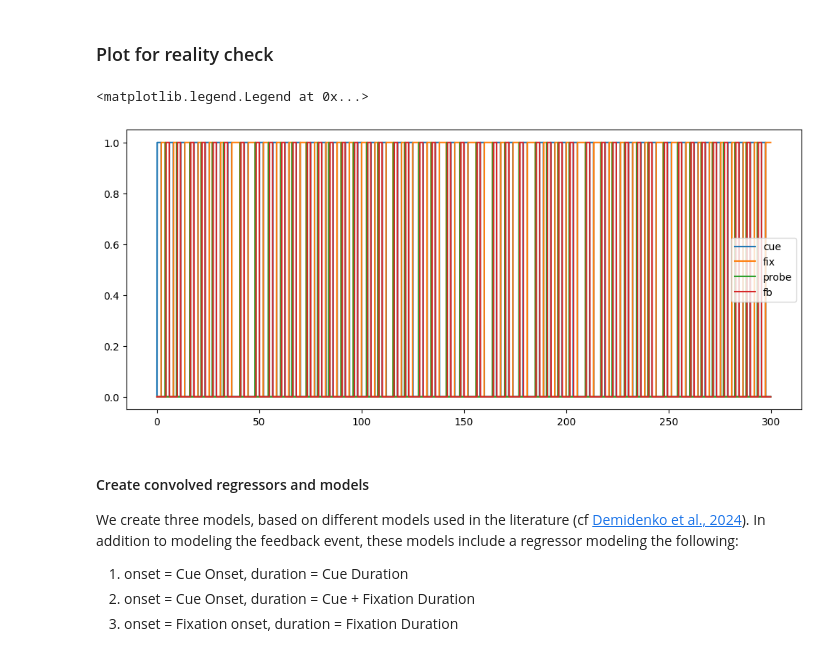
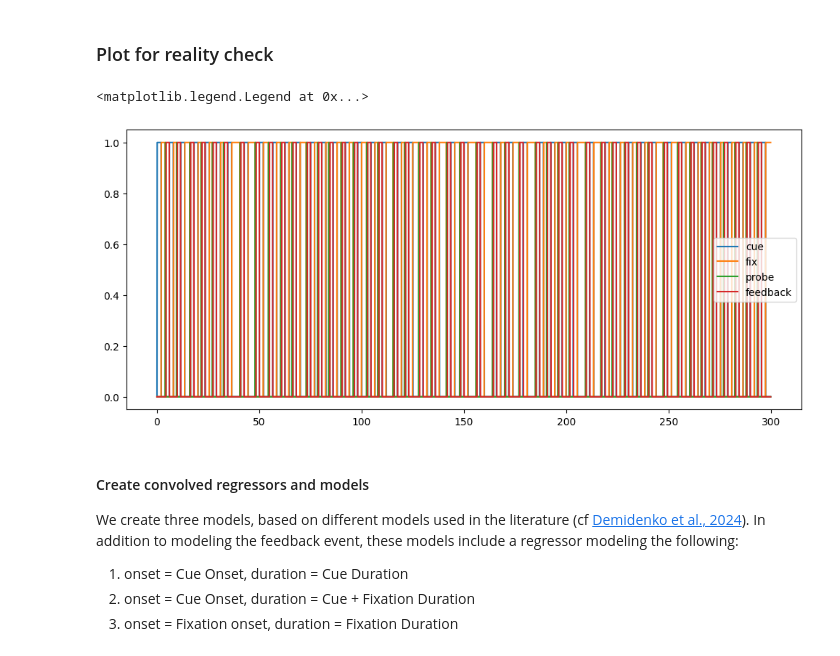
Before and after one commit to poldrack/MID_simulations, a Jupyter notebook: MID_sim.ipynb, the cells around one changed output. Saved outputs shown, nothing was run; the diff lists cells and outputs as text; code cells hidden in the pictures.

```diff
--- a/MID_sim.ipynb
+++ b/MID_sim.ipynb
@@ -50,7 +50,7 @@ def get_trial_regressors(df, resolution=.1, padding=2):
                        df.iloc[-1, df.columns=='FEEDBACK_DURATION'][0] + padding).astype('int')
 
     sf = pd.DataFrame({'time': np.arange(0, maxtime + resolution, resolution)})
-    for var in ['cue', 'fix', 'probe', 'fb']:
+    for var in ['cue', 'fix', 'probe', 'feedback']:
         sf[var] = 0
 
     all_event_times = []
@@ -83,7 +83,7 @@ def get_trial_regressors(df, resolution=.1, padding=2):
         probe_idx = np.logical_and(sf.time.values >= event_times.probe_onset, sf.time.values <= event_times.probe_offset)
         sf.loc[probe_idx, 'probe'] = 1
         fb_idx = np.logical_and(sf.time.values >= event_times.fb_onset, sf.time.values <= event_times.fb_offset)
-        sf.loc[fb_idx, 'fb'] = 1
+        sf.loc[fb_idx, 'feedback'] = 1
     return(sf, all_event_times)
 
 sf, all_event_times = get_trial_regressors(events)
@@ -92,15 +92,15 @@ sf, all_event_times = get_trial_regressors(events)
 # %%
 ntp = 3000
 plt.figure(figsize=(12,5))
 resolution=.1
 plt.plot(sf.index[:ntp] * resolution, sf.cue[:ntp], label='cue')
 plt.plot(sf.index[:ntp] * resolution, sf.fix[:ntp], label='fix')
 plt.plot(sf.index[:ntp] * resolution, sf.probe[:ntp], label='probe')
-plt.plot(sf.index[:ntp] * resolution, sf.fb[:ntp], label='fb')
+plt.plot(sf.index[:ntp] * resolution, sf.feedback[:ntp], label='feedback')
 plt.legend()
 # %% [output]
 <matplotlib.legend.Legend at 0x...>
-[figure, old version]
+[figure, new version]
 # %% [markdown]
 #### Create convolved regressors and models
 
```
Also changed, not shown: parts of 10 cells of this notebook.
